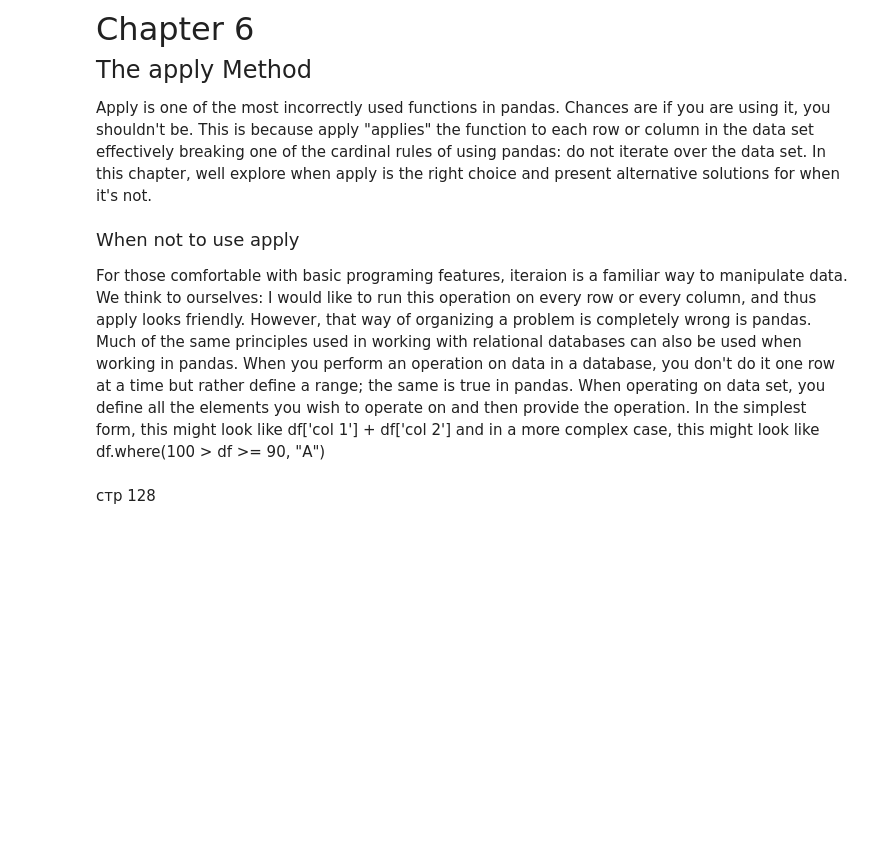
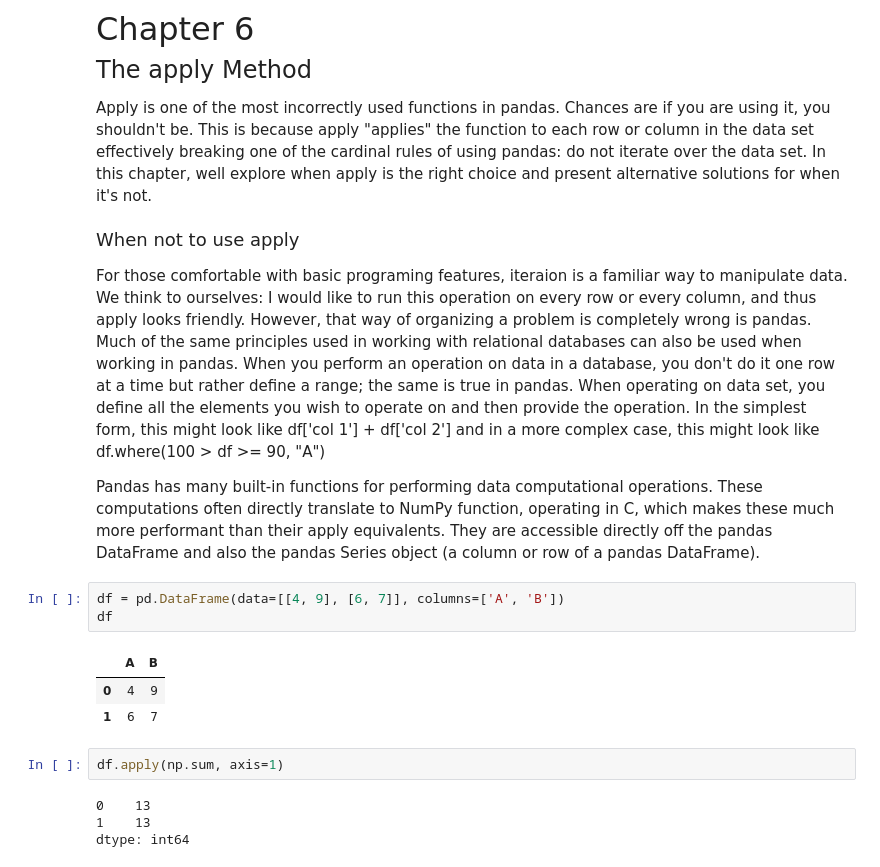
Before and after one commit to 1mmo/data-analysis-handbook, a Jupyter notebook: handbook/Working with data/Pandas.ipynb, the cells around one changed output. Drawn from its saved outputs; the diff is of its cells as text; blank space fills up the shorter version.

Commit message:
Vectorized in Pandas

```diff
--- a/handbook/Working with data/Pandas.ipynb
+++ b/handbook/Working with data/Pandas.ipynb
@@ -2906,5 +2906,21 @@ When you perform an operation on data in a database, you don't do it one row at
 the same is true in pandas. When operating on data set, you define all the elements you wish to operate on and then
 provide the operation. In the simplest form, this might look like df['col 1'] + df['col 2'] and in a more complex case,
 this might look like df.where(100 > df >= 90, "A")
+
+Pandas has many built-in functions for performing data computational operations. These computations often directly
+translate to NumPy function, operating in C, which makes these much more performant than their apply equivalents.
+They are accessible directly off the pandas DataFrame and also the pandas Series object (a column or row of a pandas
+DataFrame).
-# %% [markdown]
-стр 128
+# %%
+df = pd.DataFrame(data=[[4, 9], [6, 7]], columns=['A', 'B'])
+df
+# %% [output]
+|  | A | B |
+| 0 | 4 | 9 |
+| 1 | 6 | 7 |
+# %%
+df.apply(np.sum, axis=1)
+# %% [output]
+0    13
+1    13
+dtype: int64
```
Also changed, not shown: parts of 5 cells of this notebook.
